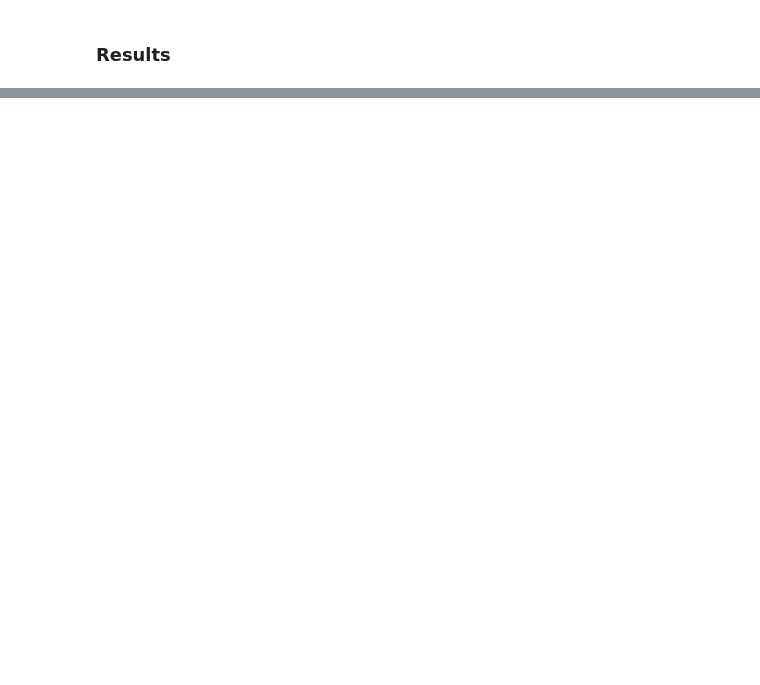
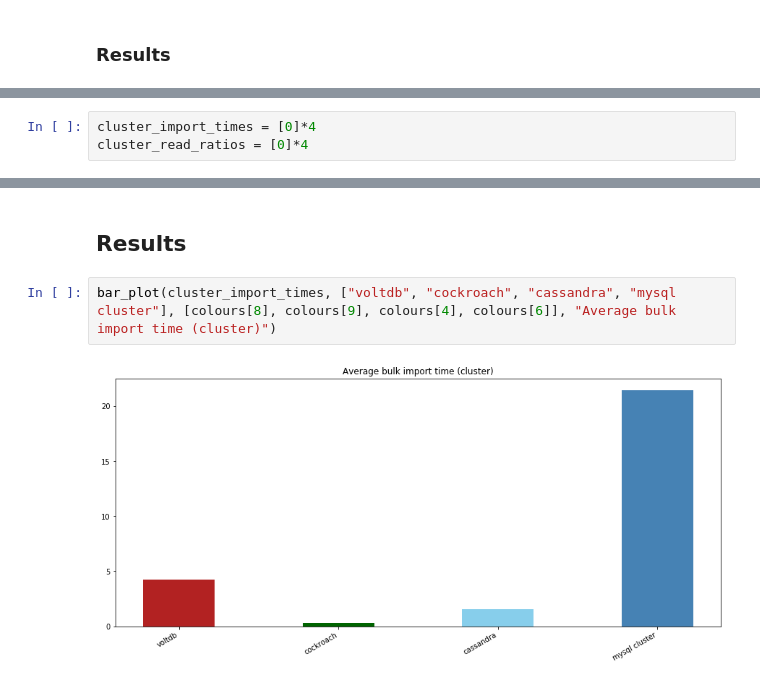
Before and after one commit to BigData-MielPops/Project2, a Jupyter notebook: python_commands_test.ipynb, the cells around one changed output, grey strips where cells are left out. Saved outputs shown, nothing was run; the diff lists cells and outputs as text; blank space fills up the shorter version.

Commit message:
cluster runs done

```diff
--- a/python_commands_test.ipynb
+++ b/python_commands_test.ipynb
@@ -536,0 +426,3 @@ bar_plot(write_throughput, containers, colours, "Average bulk import time")
+# %%
+cluster_import_times = [0]*4
+cluster_read_ratios = [0]*4
@@ -536,0 +485,6 @@ bar_plot(write_throughput, containers, colours, "Average bulk import time")
+# %% [markdown]
+## Results
+# %%
+bar_plot(cluster_import_times, ["voltdb", "cockroach", "cassandra", "mysql cluster"], [colours[8], colours[9], colours[4], colours[6]], "Average bulk import time (cluster)")
+# %% [output]
+[figure, added]
```
Also changed, not shown: parts of 31 cells of this notebook, 4 other files.
